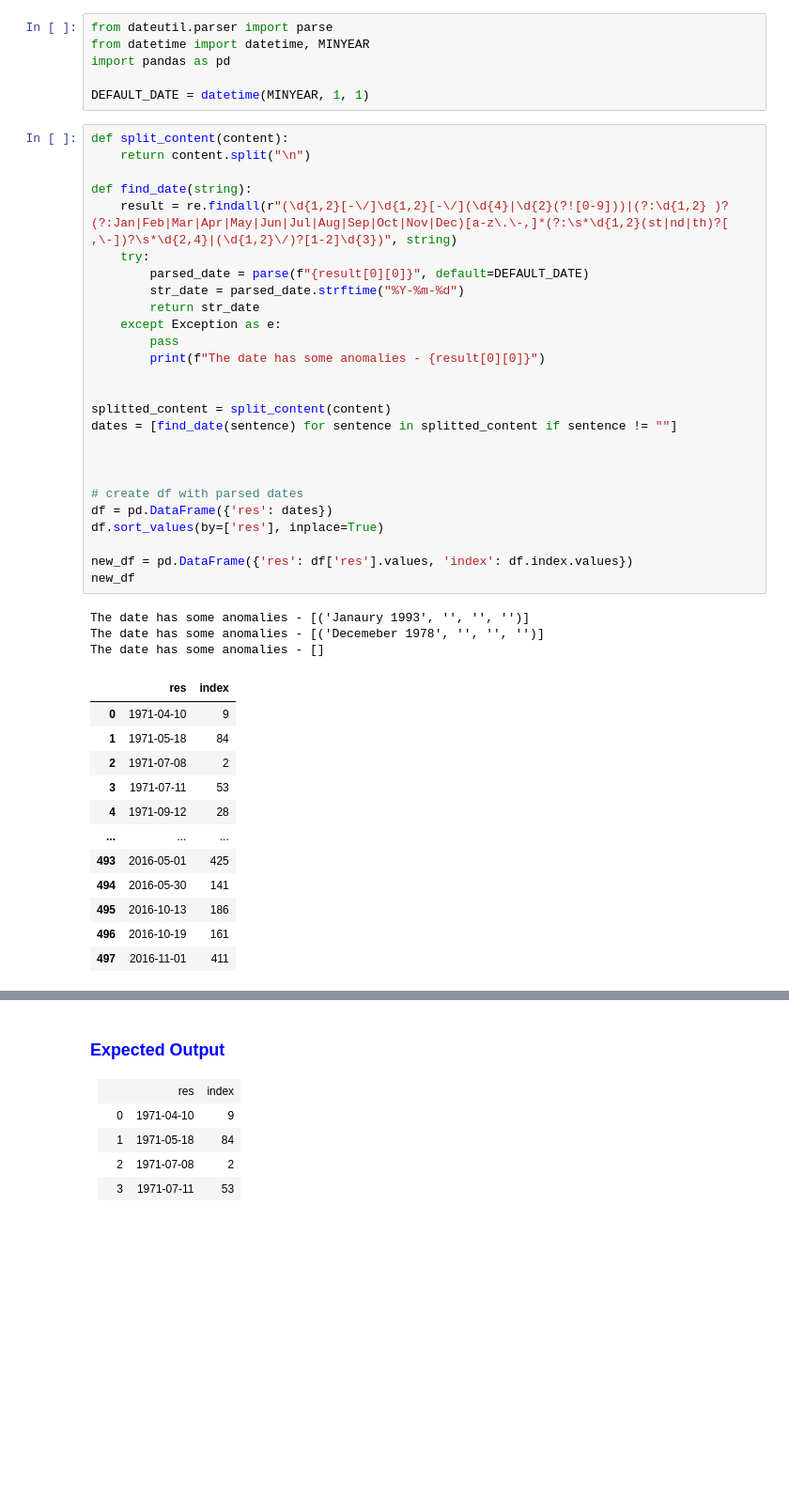
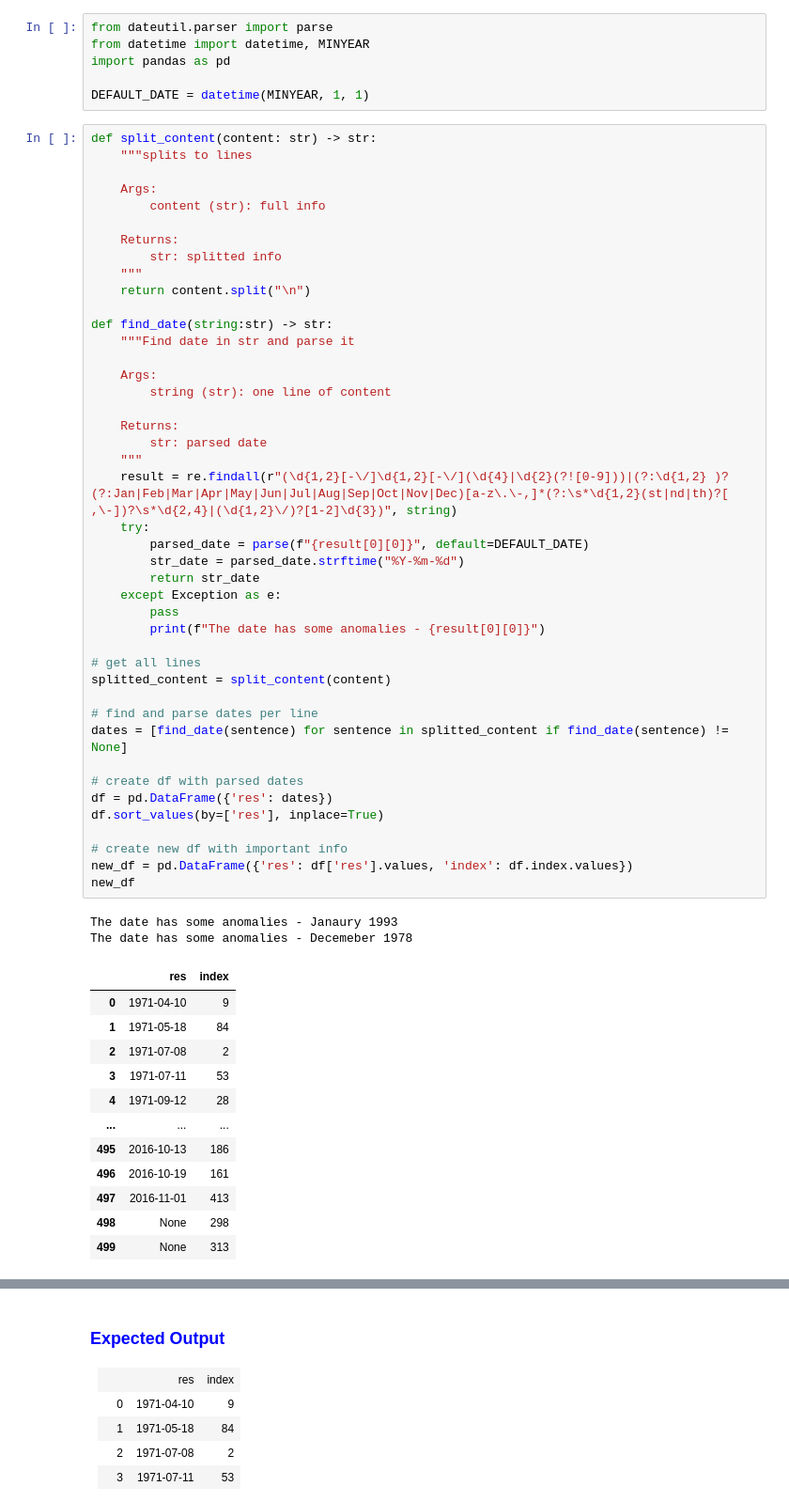
Before and after one commit to MykolaHavrylov/DS_kemp, a Jupyter notebook: lesson_13/lesson_13_text_mining.ipynb, the cells around one changed output, grey strips where cells are left out. Shown: that part at 94% size. Drawn from its saved outputs; the diff is of its cells as text; blank space fills up the shorter version.

```diff
--- a/lesson_13/lesson_13_text_mining.ipynb
+++ b/lesson_13/lesson_13_text_mining.ipynb
@@ -986,44 +986,60 @@ import pandas as pd
 
 DEFAULT_DATE = datetime(MINYEAR, 1, 1)
 # %%
-def split_content(content):
+def split_content(content: str) -> str:
+    """splits to lines
+
+    Args:
+        content (str): full info
+
+    Returns:
+        str: splitted info
+    """
     return content.split("\n")
 
-def find_date(string):
+def find_date(string:str) -> str:
+    """Find date in str and parse it
+
+    Args:
+        string (str): one line of content
+
+    Returns:
+        str: parsed date
+    """
     result = re.findall(r"(\d{1,2}[-\/]\d{1,2}[-\/](\d{4}|\d{2}(?![0-9]))|(?:\d{1,2} )?(?:Jan|Feb|Mar|Apr|May|Jun|Jul|Aug|Sep|Oct|Nov|Dec)[a-z\.\-,]*(?:\s*\d{1,2}(st|nd|th)?[ ,\-])?\s*\d{2,4}|(\d{1,2}\/)?[1-2]\d{3})", string)
     try:
         parsed_date = parse(f"{result[0][0]}", default=DEFAULT_DATE)
         str_date = parsed_date.strftime("%Y-%m-%d")
         return str_date
     except Exception as e:
         pass
         print(f"The date has some anomalies - {result[0][0]}")
 
+# get all lines
+splitted_content = split_content(content)
 
-splitted_content = split_content(content)
-dates = [find_date(sentence) for sentence in splitted_content if sentence != ""]
-
-
+# find and parse dates per line
+dates = [find_date(sentence) for sentence in splitted_content if find_date(sentence) != None]
 
 # create df with parsed dates
 df = pd.DataFrame({'res': dates})
 df.sort_values(by=['res'], inplace=True)
 
+# create new df with important info
 new_df = pd.DataFrame({'res': df['res'].values, 'index': df.index.values})
 new_df
 # %% [output]
-The date has some anomalies - [('Janaury 1993', '', '', '')]
-The date has some anomalies - [('Decemeber 1978', '', '', '')]
-The date has some anomalies - []
+The date has some anomalies - Janaury 1993
+The date has some anomalies - Decemeber 1978
 |  | res | index |
 | 0 | 1971-04-10 | 9 |
 | 1 | 1971-05-18 | 84 |
 | 2 | 1971-07-08 | 2 |
 | 3 | 1971-07-11 | 53 |
 | 4 | 1971-09-12 | 28 |
 | ... | ... | ... |
-| 493 | 2016-05-01 | 425 |
-| 494 | 2016-05-30 | 141 |
 | 495 | 2016-10-13 | 186 |
 | 496 | 2016-10-19 | 161 |
-| 497 | 2016-11-01 | 411 |
+| 497 | 2016-11-01 | 413 |
+| 498 | None | 298 |
+| 499 | None | 313 |
```
Also changed, not shown: parts of 1 cell of this notebook.
